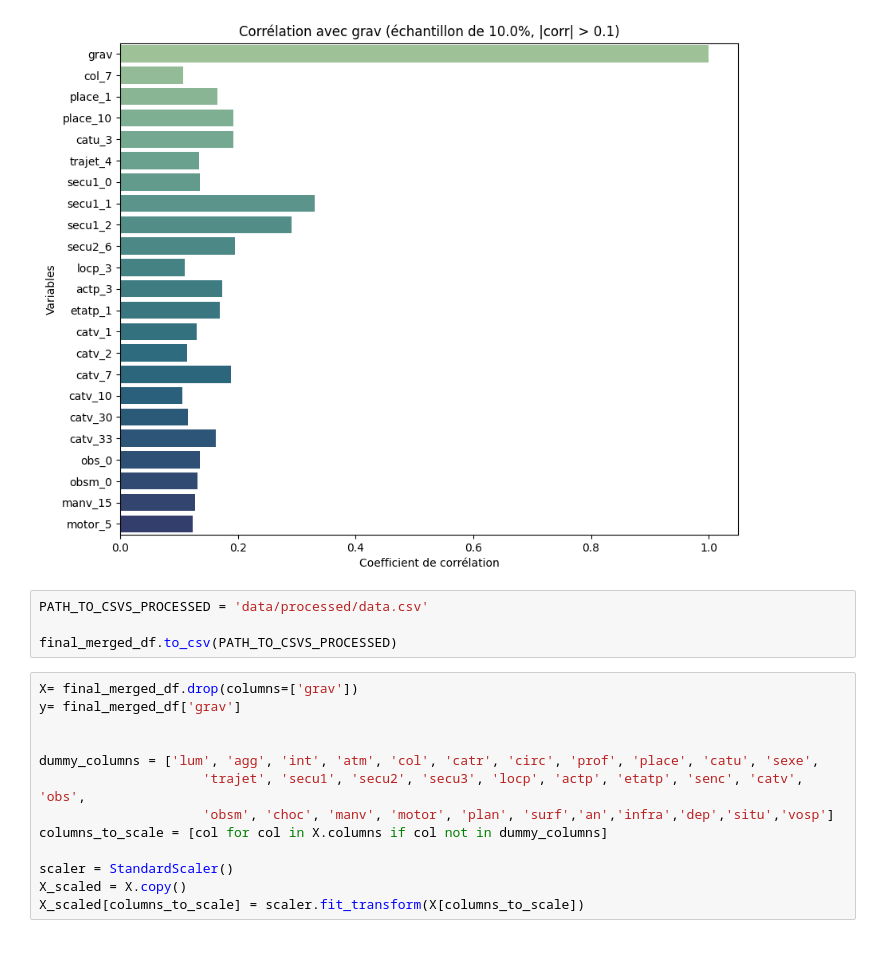
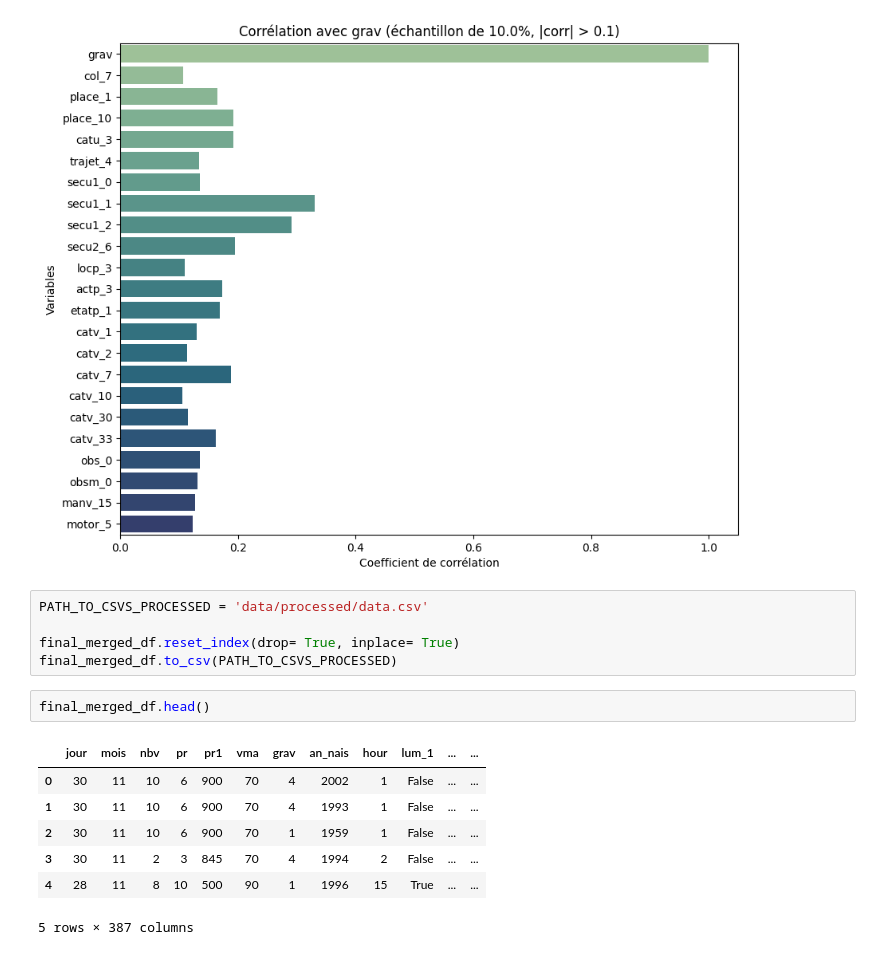
Before and after one commit to remithiney/Projet_Accidentologie, a Jupyter notebook: notebooks/preprocessing.ipynb, the cells around one changed output. Drawn from its saved outputs; the diff is of its cells as text.

```diff
--- a/notebooks/preprocessing.ipynb
+++ b/notebooks/preprocessing.ipynb
@@ -749,17 +749,15 @@ Passing `palette` without assigning `hue` is deprecated and will be removed in v
 # %%
 PATH_TO_CSVS_PROCESSED = 'data/processed/data.csv'
 
+final_merged_df.reset_index(drop= True, inplace= True)
 final_merged_df.to_csv(PATH_TO_CSVS_PROCESSED)
-# %%
-X= final_merged_df.drop(columns=['grav'])
-y= final_merged_df['grav']
-
-
-dummy_columns = ['lum', 'agg', 'int', 'atm', 'col', 'catr', 'circ', 'prof', 'place', 'catu', 'sexe',
-                     'trajet', 'secu1', 'secu2', 'secu3', 'locp', 'actp', 'etatp', 'senc', 'catv', 'obs',
-                     'obsm', 'choc', 'manv', 'motor', 'plan', 'surf','an','infra','dep','situ','vosp']
-columns_to_scale = [col for col in X.columns if col not in dummy_columns]
-
-scaler = StandardScaler()
-X_scaled = X.copy()
-X_scaled[columns_to_scale] = scaler.fit_transform(X[columns_to_scale])
+# %%
+final_merged_df.head()
+# %% [output]
+|  | jour | mois | nbv | pr | pr1 | vma | grav | an_nais | hour | lum_1 | ... | ... |
+| 0 | 30 | 11 | 10 | 6 | 900 | 70 | 4 | 2002 | 1 | False | ... | ... |
+| 1 | 30 | 11 | 10 | 6 | 900 | 70 | 4 | 1993 | 1 | False | ... | ... |
+| 2 | 30 | 11 | 10 | 6 | 900 | 70 | 1 | 1959 | 1 | False | ... | ... |
+| 3 | 30 | 11 | 2 | 3 | 845 | 70 | 4 | 1994 | 2 | False | ... | ... |
+| 4 | 28 | 11 | 8 | 10 | 500 | 90 | 1 | 1996 | 15 | True | ... | ... |
+5 rows × 387 columns
```
Also changed, not shown: parts of 8 cells of this notebook, 2 other files.
